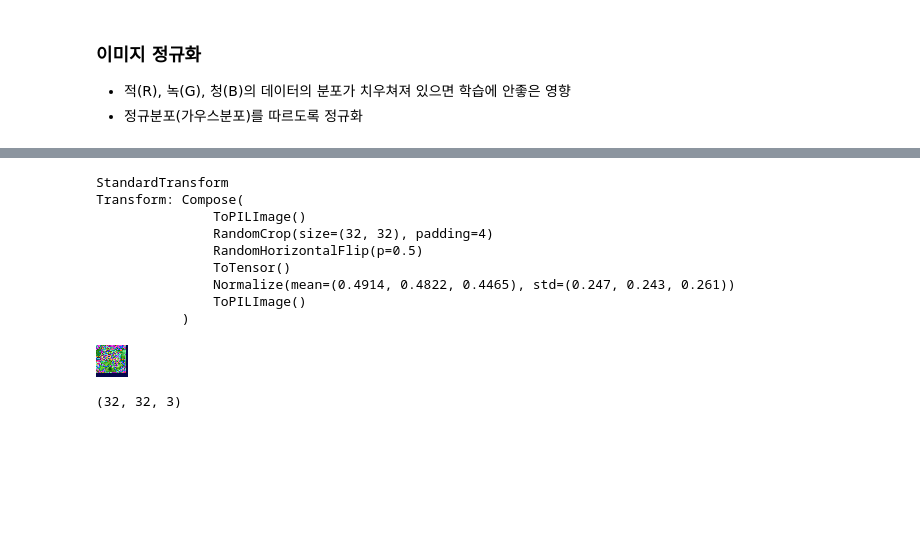
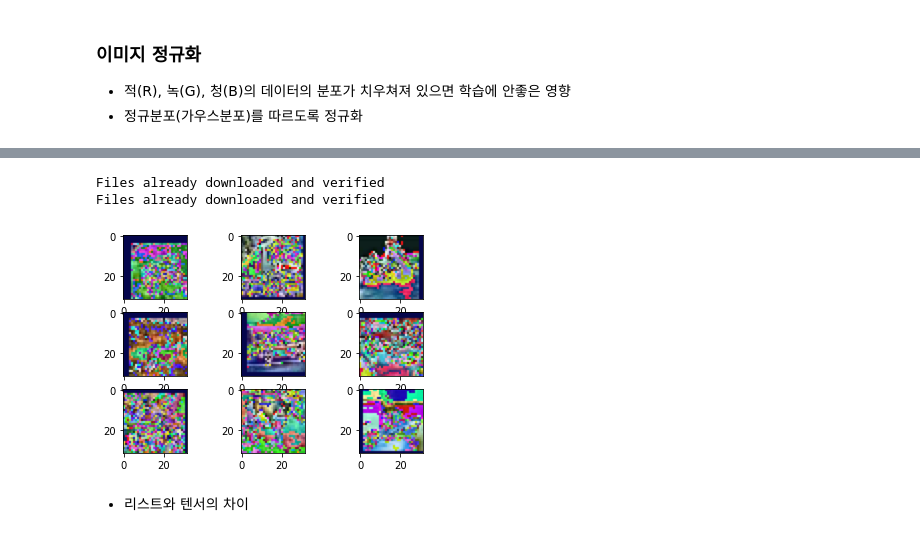
Before and after one commit to kiyong21c/Must_Have_pytorch_DL, a Jupyter notebook: 20220901_CNN.ipynb, the cells around one changed output, grey strips where cells are left out. Drawn from its saved outputs; the diff is of its cells as text; code cells hidden in the pictures; blank space fills up the shorter version.

```diff
--- a/20220901_CNN.ipynb
+++ b/20220901_CNN.ipynb
@@ -137,20 +138,26 @@ Files already downloaded and verified
-# %%
-transforms(training_data)
-# %% [output]
-StandardTransform
-Transform: Compose(
-               ToPILImage()
-               RandomCrop(size=(32, 32), padding=4)
-               RandomHorizontalFlip(p=0.5)
-               ToTensor()
-               Normalize(mean=(0.4914, 0.4822, 0.4465), std=(0.247, 0.243, 0.261))
-               ToPILImage()
-           )
-# %%
-transforms(training_data.data[0])
-# %% [output]
-[figure, removed]
-# %%
-training_data.data[0].shape
-# %% [output]
-(32, 32, 3)
+# %%
+transforms = Compose([
+                    #   T.ToPILImage() : 이때는 왜 쓰면 안되는가?
+                      RandomCrop((32,32), padding=4),
+                      RandomHorizontalFlip(p=0.5),
+                      T.ToTensor(), # (3, 32, 32) : Cannel, Height, Width
+                      Normalize(mean=(0.4914, 0.4822, 0.4465), std=(0.247, 0.243, 0.261)), # 텐서타입에서 연산가능
+                      T.ToPILImage() # (3, 32, 32) → (32, 32, 3) : Height, Width, Channel
+                      ])
+
+training_data = CIFAR10(root='./', train=True, download=True, transform=transforms) # transform을 적용하지 않으면, CIFAR10원본은 PIL.Image 형식
+test_data = CIFAR10(root='./', train=False, download=True, transform=transforms)
+
+
+
+for i, (image, target) in enumerate(training_data):
+    plt.subplot(3,3,i+1)
+    plt.imshow(image) #
+    if i == 8:
+        break
+# %% [output]
+Files already downloaded and verified
+Files already downloaded and verified
+[figure, added]
+# %% [markdown]
+ - 리스트와 텐서의 차이
```
Also changed, not shown: parts of 9 cells of this notebook.
